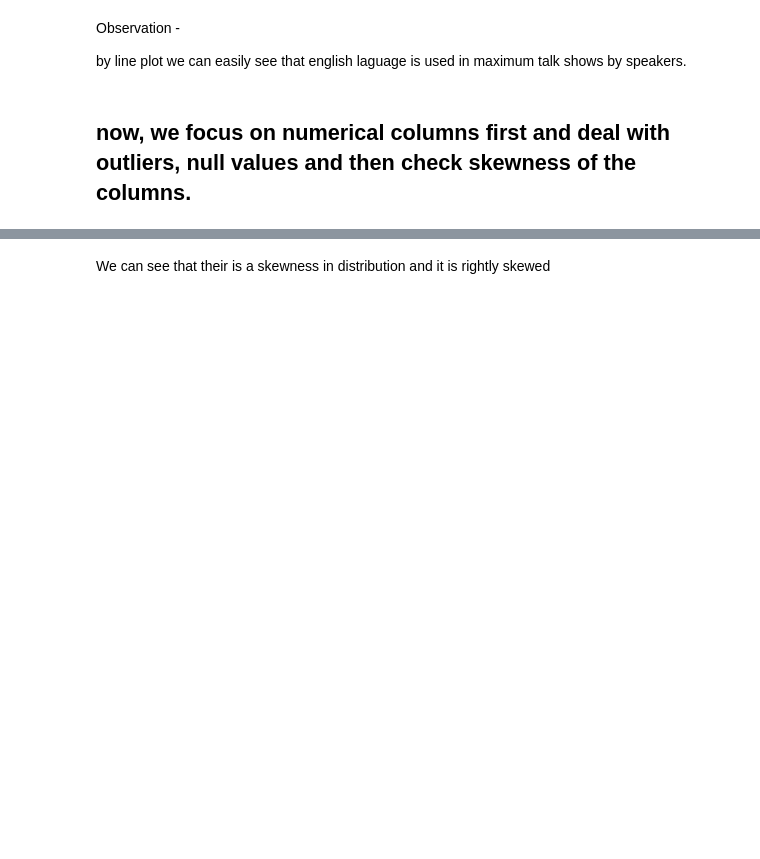
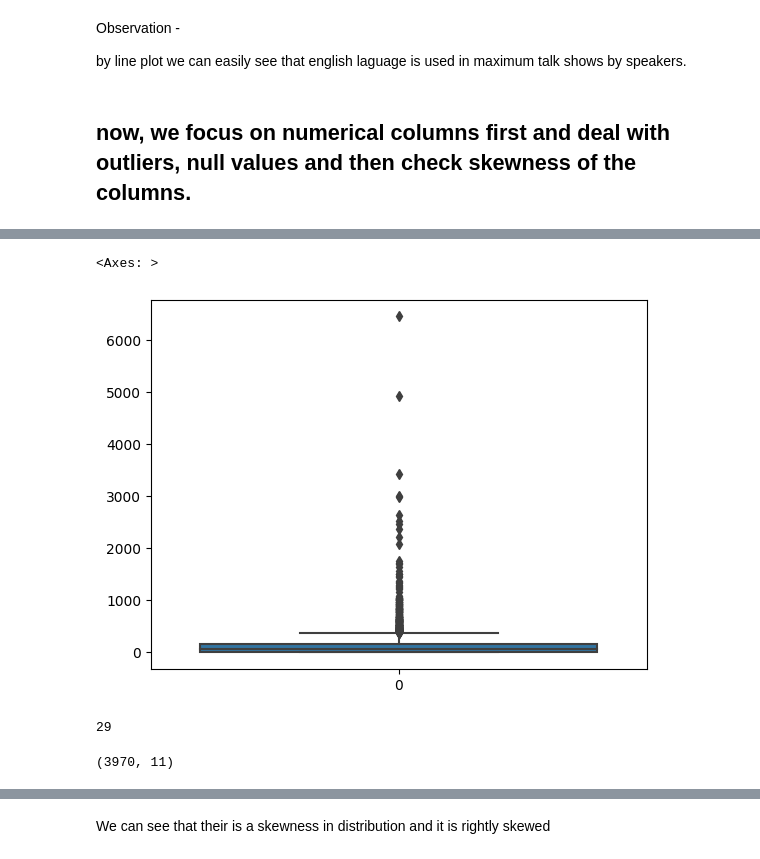
Before and after one commit to Aman811630/TED-talks-views-Prediction--ML-project, a Jupyter notebook: Aman_Singh_ML_project_on_TED_talks_views_prediction_.ipynb, the cells around one changed output, grey strips where cells are left out. Cells and saved outputs as stored; diff of their text form; code cells hidden in the pictures; blank space fills up the shorter version.

```diff
--- a/Aman_Singh_ML_project_on_TED_talks_views_prediction_.ipynb
+++ b/Aman_Singh_ML_project_on_TED_talks_views_prediction_.ipynb
@@ -694,0 +740,9 @@ sns.distplot(df['views'],color="y")
+# %%
+sns.boxplot(df["comments"])
+# %% [output]
+<Axes: >
+[figure, added]
+# %%
+print(len(df[df['comments'] > 1100]))
+# %% [output]
+29
@@ -694,0 +753,4 @@ sns.distplot(df['views'],color="y")
+# %%
+df.shape
+# %% [output]
+(3970, 11)
```
Also changed, not shown: parts of 85 cells of this notebook.
